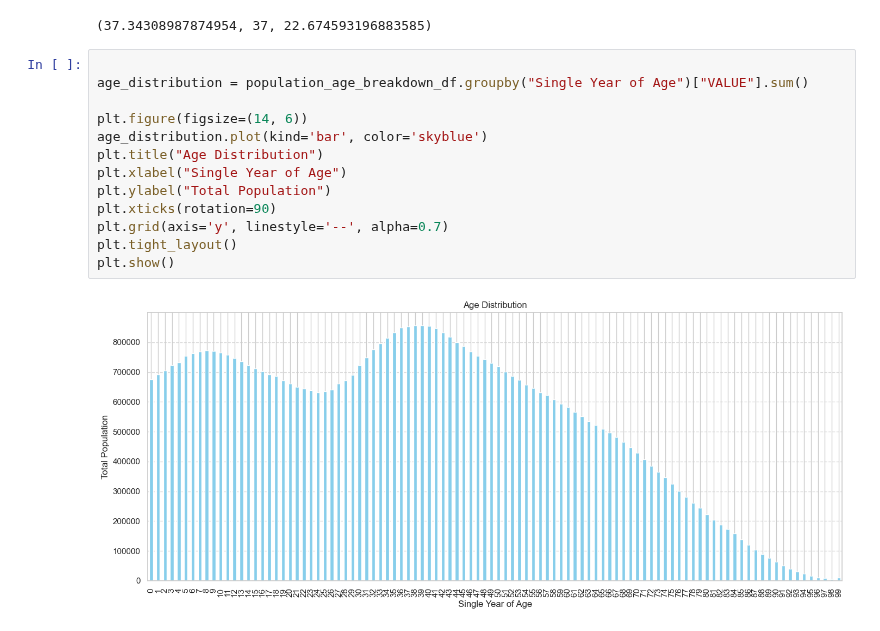
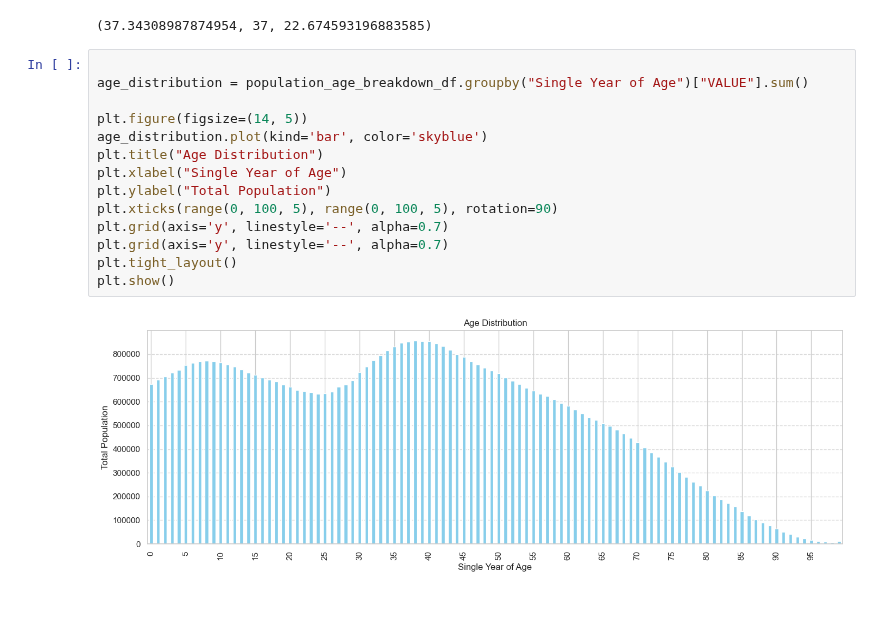
Before and after one commit to Ivkoto/DataAnalyticsMachineLearning, a Jupyter notebook: Data_Preparation/CA1_Data_Prep_V6.ipynb, the cells around one changed output. Saved outputs shown, nothing was run; the diff lists cells and outputs as text; blank space fills up the shorter version.

Commit message:
graph added

```diff
--- a/Data_Preparation/CA1_Data_Prep_V6.ipynb
+++ b/Data_Preparation/CA1_Data_Prep_V6.ipynb
@@ -687,15 +687,16 @@ weighted_mean, weighted_median, weighted_std
 # %%
 
 age_distribution = population_age_breakdown_df.groupby("Single Year of Age")["VALUE"].sum()
 
-plt.figure(figsize=(14, 6))
+plt.figure(figsize=(14, 5))
 age_distribution.plot(kind='bar', color='skyblue')
 plt.title("Age Distribution")
 plt.xlabel("Single Year of Age")
 plt.ylabel("Total Population")
-plt.xticks(rotation=90)
+plt.xticks(range(0, 100, 5), range(0, 100, 5), rotation=90)
+plt.grid(axis='y', linestyle='--', alpha=0.7)
 plt.grid(axis='y', linestyle='--', alpha=0.7)
 plt.tight_layout()
 plt.show()
 # %% [output]
-[figure, old version]
+[figure, new version]
```
